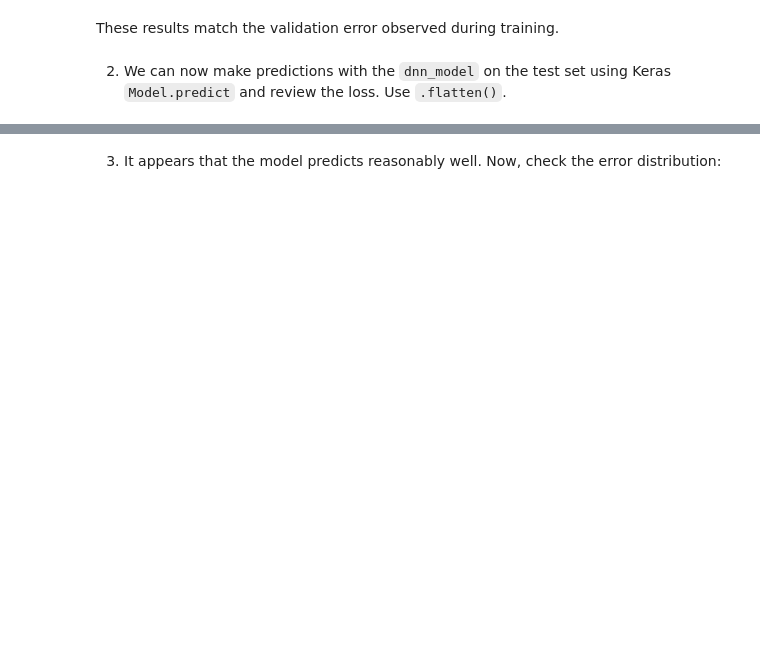
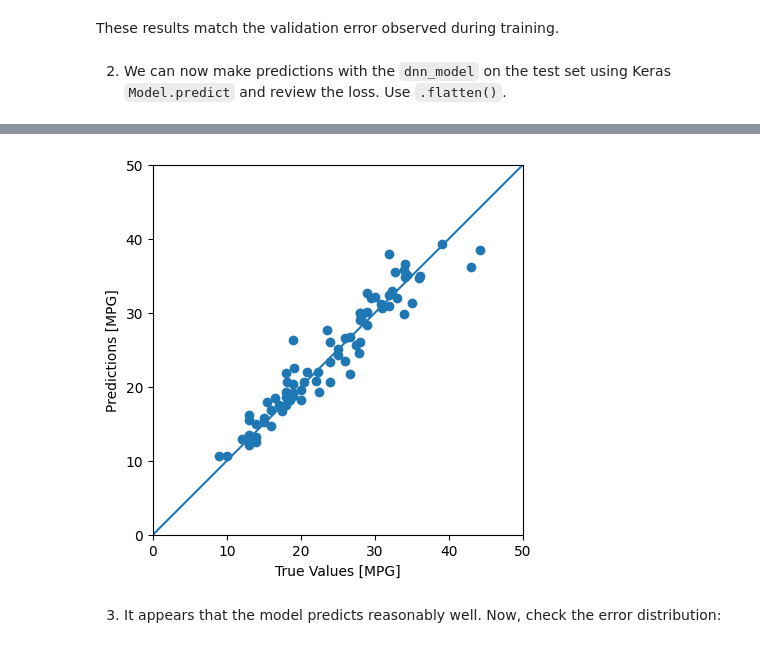
Before and after one commit to curtpond/MLE-10, a Jupyter notebook: assignments/week-07-intro-dl/nb/fuel_efficiency.ipynb, the cells around one changed output, grey strips where cells are left out. Saved outputs shown, nothing was run; the diff lists cells and outputs as text; code cells hidden in the pictures; blank space fills up the shorter version.

```diff
--- a/assignments/week-07-intro-dl/nb/fuel_efficiency.ipynb
+++ b/assignments/week-07-intro-dl/nb/fuel_efficiency.ipynb
@@ -335,2 +326,16 @@ def build_and_compile_model(norm):
+# %%
+# Create a DNN model using the normalization layer + 2 hidden layers with ReLU activation
+
+def build_and_compile_model(norm):
+    model = tf.keras.Sequential([
+        normalizer, # use the normalization layer to scale the input data
+        layers.Dense(64, activation='relu'), # add a hidden layer with 64 neurons and ReLU activation
+        layers.Dense(64, activation='relu'), # add a second hidden layer with 64 neurons and ReLU activation
+        layers.Dense(1) # add a single neuron output layer
+    ])
+
+    model.compile(loss='mean_absolute_error',
+                optimizer=tf.keras.optimizers.Adam())
+    return model
 # %% [markdown]
 2. Create a DNN model with `normalizer` (defined earlier) as the normalization layer:
@@ -339,3 +342,5 @@ dnn_model = None # YOUR CODE HERE
+# %%
+dnn_model = build_and_compile_model(normalizer)
 # %% [markdown]
 3. Inspect the model using `Model.summary()`. This model has quite a few more trainable parameters than the linear models:
 # %%
@@ -372,7 +409,7 @@ These results match the validation error observed during training.
 # %% [markdown]
 2. We can now make predictions with the `dnn_model` on the test set using Keras `Model.predict` and review the loss. Use `.flatten()`.
 # %%
-test_predictions = None # YOUR CODE HERE
+test_predictions = dnn_model.predict(test_features).flatten() # flatten the predictions
 
 a = plt.axes(aspect='equal')
 plt.scatter(test_labels, test_predictions)
@@ -382,3 +419,4 @@ lims = [0, 50]
 plt.xlim(lims)
 plt.ylim(lims)
 _ = plt.plot(lims, lims)
+# %% [output]
@@ -385,3 +424,4 @@ _ = plt.plot(lims, lims)
+[figure, added]
 # %% [markdown]
 3. It appears that the model predicts reasonably well. Now, check the error distribution:
 # %%
```
Also changed, not shown: parts of 17 cells of this notebook.
